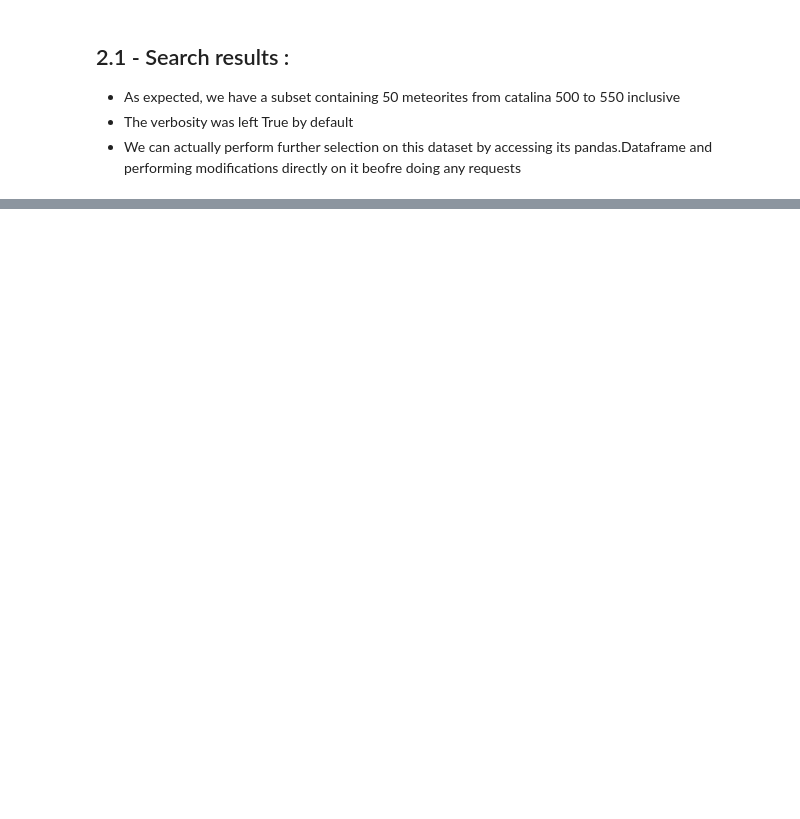
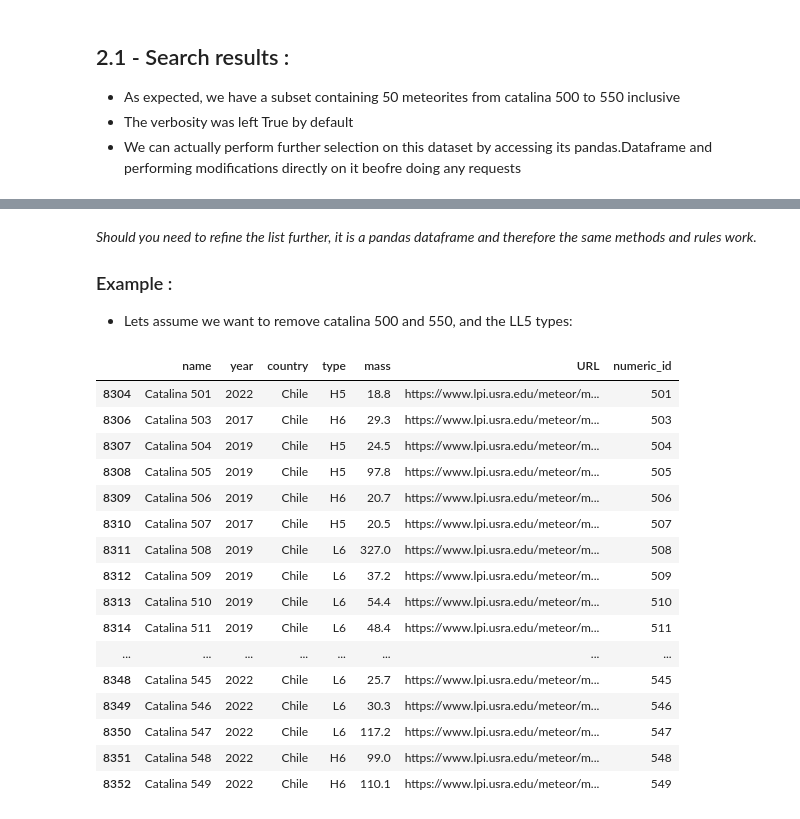
Before and after one commit to Psemp/sysyphus, a Jupyter notebook: notebooks/sysyphus_examples.ipynb, the cells around one changed output, grey strips where cells are left out. Cells and saved outputs as stored; diff of their text form; code cells hidden in the pictures; blank space fills up the shorter version.

```diff
--- a/notebooks/sysyphus_examples.ipynb
+++ b/notebooks/sysyphus_examples.ipynb
@@ -116,0 +143,37 @@ ids_to_rm = [22, 30, 42]
+# %% [markdown]
+<i>Should you need to refine the list further, it is a pandas dataframe and therefore the same methods and rules work.</i>
+
+### Example :
+- Lets assume we want to remove catalina 500 and 550, and the LL5 types:
+# %%
+# catalina 500 and 550 ids:
+names_to_rm = ["Catalina 500", "Catalina 550"]
+
+# type to remove :
+types_to_rm = ["LL5"]
+
+# removing the meteorites with the names in `names_to_rm`:
+boulder.selected_meteorites = boulder.selected_meteorites[~boulder.selected_meteorites["name"].isin(names_to_rm)]
+
+# removing meteorites with types in `types_to_rm`:
+boulder.selected_meteorites = boulder.selected_meteorites[~boulder.selected_meteorites["type"].isin(types_to_rm)]
+
+display(boulder.selected_meteorites)
+# %% [output]
+|  | name | year | country | type | mass | URL | numeric_id |
+| 8304 | Catalina 501 | 2022 | Chile | H5 | 18.8 | https://www.lpi.usra.edu/meteor/m... | 501 |
+| 8306 | Catalina 503 | 2017 | Chile | H6 | 29.3 | https://www.lpi.usra.edu/meteor/m... | 503 |
+| 8307 | Catalina 504 | 2019 | Chile | H5 | 24.5 | https://www.lpi.usra.edu/meteor/m... | 504 |
+| 8308 | Catalina 505 | 2019 | Chile | H5 | 97.8 | https://www.lpi.usra.edu/meteor/m... | 505 |
+| 8309 | Catalina 506 | 2019 | Chile | H6 | 20.7 | https://www.lpi.usra.edu/meteor/m... | 506 |
+| 8310 | Catalina 507 | 2017 | Chile | H5 | 20.5 | https://www.lpi.usra.edu/meteor/m... | 507 |
+| 8311 | Catalina 508 | 2019 | Chile | L6 | 327.0 | https://www.lpi.usra.edu/meteor/m... | 508 |
+| 8312 | Catalina 509 | 2019 | Chile | L6 | 37.2 | https://www.lpi.usra.edu/meteor/m... | 509 |
+| 8313 | Catalina 510 | 2019 | Chile | L6 | 54.4 | https://www.lpi.usra.edu/meteor/m... | 510 |
+| 8314 | Catalina 511 | 2019 | Chile | L6 | 48.4 | https://www.lpi.usra.edu/meteor/m... | 511 |
+| ... | ... | ... | ... | ... | ... | ... | ... |
+| 8348 | Catalina 545 | 2022 | Chile | L6 | 25.7 | https://www.lpi.usra.edu/meteor/m... | 545 |
+| 8349 | Catalina 546 | 2022 | Chile | L6 | 30.3 | https://www.lpi.usra.edu/meteor/m... | 546 |
+| 8350 | Catalina 547 | 2022 | Chile | L6 | 117.2 | https://www.lpi.usra.edu/meteor/m... | 547 |
+| 8351 | Catalina 548 | 2022 | Chile | H6 | 99.0 | https://www.lpi.usra.edu/meteor/m... | 548 |
+| 8352 | Catalina 549 | 2022 | Chile | H6 | 110.1 | https://www.lpi.usra.edu/meteor/m... | 549 |
```
Also changed, not shown: parts of 23 cells of this notebook, 6 other files.
